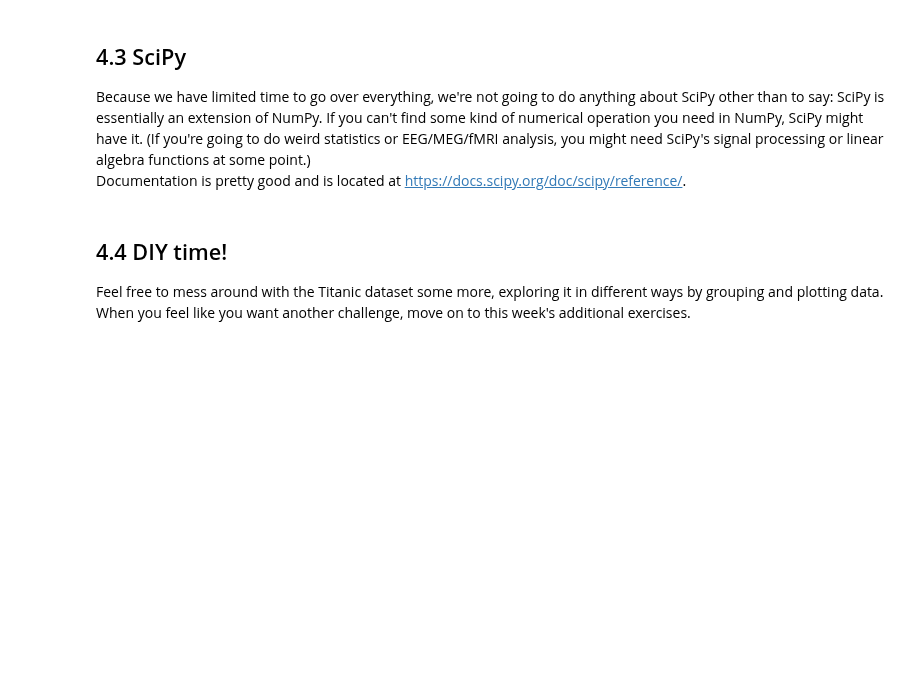
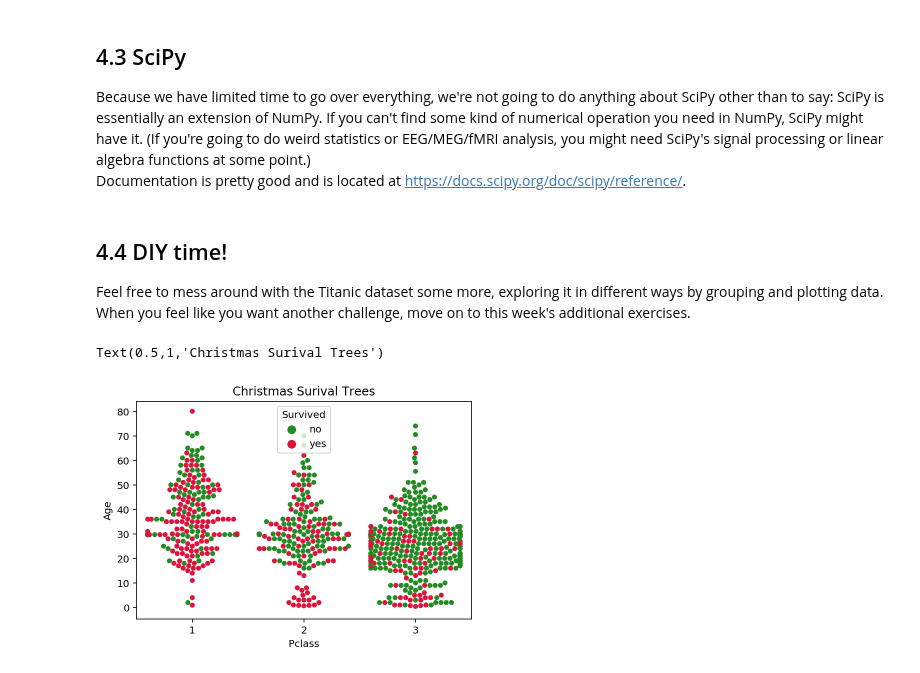
Before and after one commit to mpi-python/mpi-python-intro, a Jupyter notebook: Session4/Session4.ipynb, the cells around one changed output. Drawn from its saved outputs; the diff is of its cells as text; code cells hidden in the pictures; blank space fills up the shorter version.

Commit message:
Session 4 - plotting

```diff
--- a/Session4/Session4.ipynb
+++ b/Session4/Session4.ipynb
@@ -266,3 +470,10 @@ Documentation is pretty good and is located at https://docs.scipy.org/doc/scipy/
 # %% [markdown]
 ## 4.4 DIY time!
 Feel free to mess around with the Titanic dataset some more, exploring it in different ways by grouping and plotting data. When you feel like you want another challenge, move on to this week's additional exercises.
+# %%
+christmasplot = sns.swarmplot(x="Pclass",y="Age",hue="Survived", data = titanic,
+             palette= dict(yes = "crimson",no = "forestgreen"))
+christmasplot.set_title("Christmas Surival Trees")
+# %% [output]
+Text(0.5,1,'Christmas Surival Trees')
+[figure, added]
```
Also changed, not shown: parts of 29 cells of this notebook, 1 other file.
